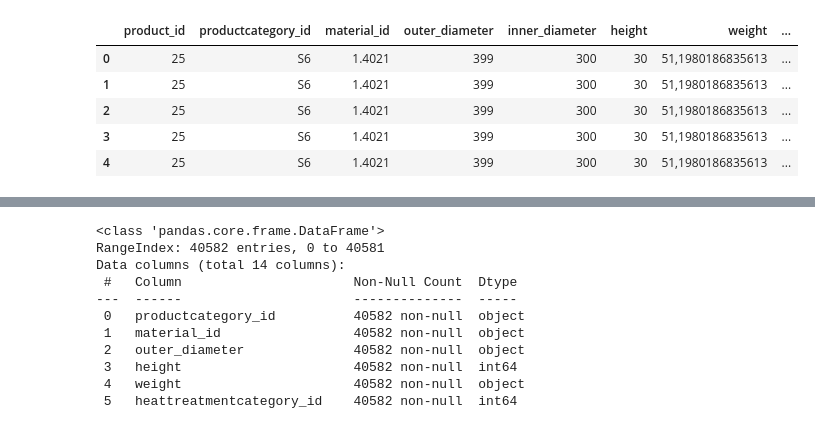
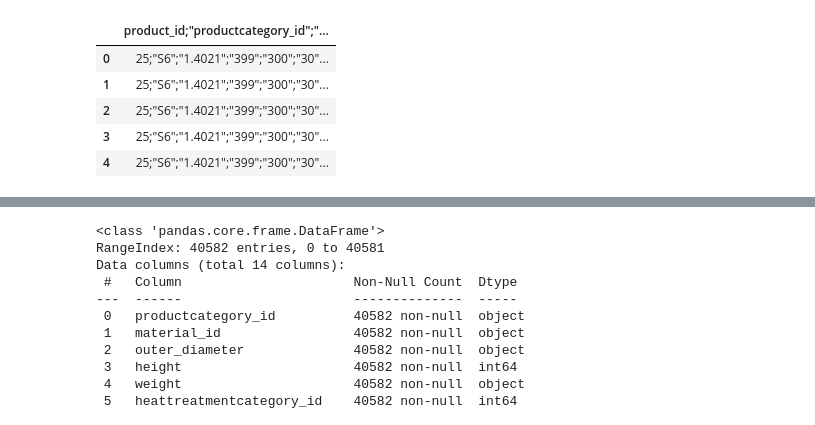
Before and after one commit to MJ-2004/Thesis-2025, a Jupyter notebook: eda.ipynb, the cells around one changed output, grey strips where cells are left out. Cells and saved outputs as stored; diff of their text form; code cells hidden in the pictures.

```diff
--- a/eda.ipynb
+++ b/eda.ipynb
@@ -10,12 +10,12 @@ import scipy.stats as st
 from sklearn import ensemble, tree, linear_model
 import missingno as msno
 # %%
-duration = pd.read_csv('duration.csv', delimiter=";")
+duration = pd.read_csv('duration.csv', delimiter=' ')
 duration.head()
 # %% [output]
-|  | product_id | productcategory_id | material_id | outer_diameter | inner_diameter | height | weight | ... |
-| 0 | 25 | S6 | 1.4021 | 399 | 300 | 30 | 51,1980186835613 | ... |
-| 1 | 25 | S6 | 1.4021 | 399 | 300 | 30 | 51,1980186835613 | ... |
-| 2 | 25 | S6 | 1.4021 | 399 | 300 | 30 | 51,1980186835613 | ... |
-| 3 | 25 | S6 | 1.4021 | 399 | 300 | 30 | 51,1980186835613 | ... |
-| 4 | 25 | S6 | 1.4021 | 399 | 300 | 30 | 51,1980186835613 | ... |
+|  | product_id;"productcategory_id";"... |
+| 0 | 25;"S6";"1.4021";"399";"300";"30"... |
+| 1 | 25;"S6";"1.4021";"399";"300";"30"... |
+| 2 | 25;"S6";"1.4021";"399";"300";"30"... |
+| 3 | 25;"S6";"1.4021";"399";"300";"30"... |
+| 4 | 25;"S6";"1.4021";"399";"300";"30"... |
```
Also changed, not shown: parts of 19 cells of this notebook, 2 other files.
